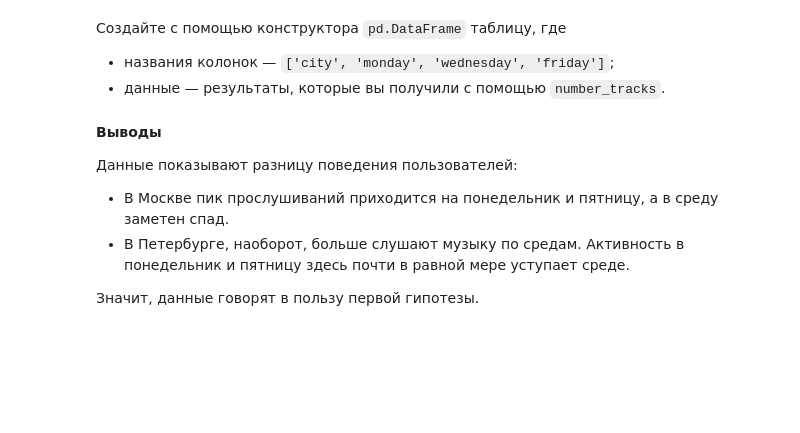
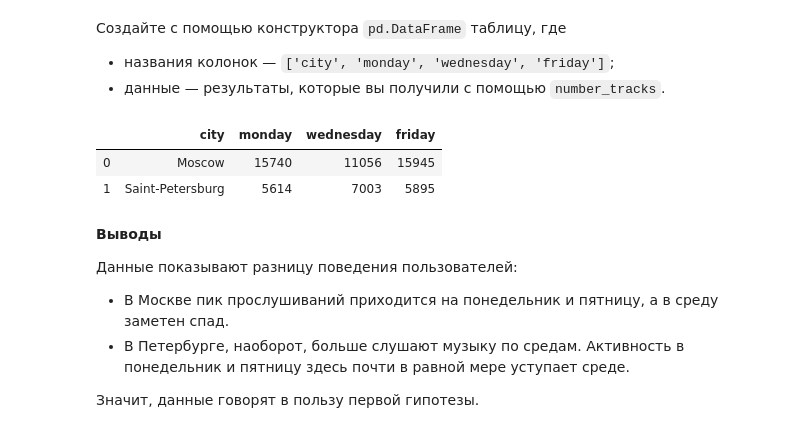
Before and after one commit to klipbn/klip_study, a Jupyter notebook: music_of_big_cities/voronko_project_1_music_of_big_cities.ipynb, the cells around one changed output. Drawn from its saved outputs; the diff is of its cells as text; code cells hidden in the pictures; blank space fills up the shorter version.

```diff
--- a/music_of_big_cities/voronko_project_1_music_of_big_cities.ipynb
+++ b/music_of_big_cities/voronko_project_1_music_of_big_cities.ipynb
@@ -260,11 +356,11 @@ print(df.head(10))# получение первых 10 строк таблицы
 # %%
-# количество прослушиваний в Москве по средам
+num_tracks_fri_mos = number_tracks('Friday', 'Moscow') # количество прослушиваний в Москве по средам
 # %%
-# количество прослушиваний в Санкт-Петербурге по средам
+num_tracks_mon_spb = number_tracks('Monday', 'Saint-Petersburg') # количество прослушиваний в Санкт-Петербурге по средам
 # %%
-# количество прослушиваний в Москве по пятницам
+num_tracks_wed_spb = number_tracks('Wednesday', 'Saint-Petersburg') # количество прослушиваний в Москве по пятницам
 # %%
-# количество прослушиваний в Санкт-Петербурге по пятницам
+num_tracks_fri_spb = number_tracks('Friday', 'Saint-Petersburg') # количество прослушиваний в Санкт-Петербурге по пятницам
 # %% [markdown]
 Создайте c помощью конструктора `pd.DataFrame` таблицу, где
 * названия колонок — `['city', 'monday', 'wednesday', 'friday']`;
@@ -274,3 +368,16 @@ print(df.head(10))# получение первых 10 строк таблицы
+# %%
+columns_tracks_of_days = ['city', 'monday', 'wednesday', 'friday']
+data_tracks_of_days = [
+    ['Moscow', num_tracks_mon_mos, num_tracks_wed_mos, num_tracks_fri_mos],
+    ['Saint-Petersburg', num_tracks_mon_spb, num_tracks_wed_spb, num_tracks_fri_spb]
+]
+
+pd.DataFrame(data = data_tracks_of_days, columns =
+columns_tracks_of_days)
+# %% [output]
+|  | city | monday | wednesday | friday |
+| 0 | Moscow | 15740 | 11056 | 15945 |
+| 1 | Saint-Petersburg | 5614 | 7003 | 5895 |
 # %% [markdown]
 **Выводы**
 
```
Also changed, not shown: parts of 27 cells of this notebook.
